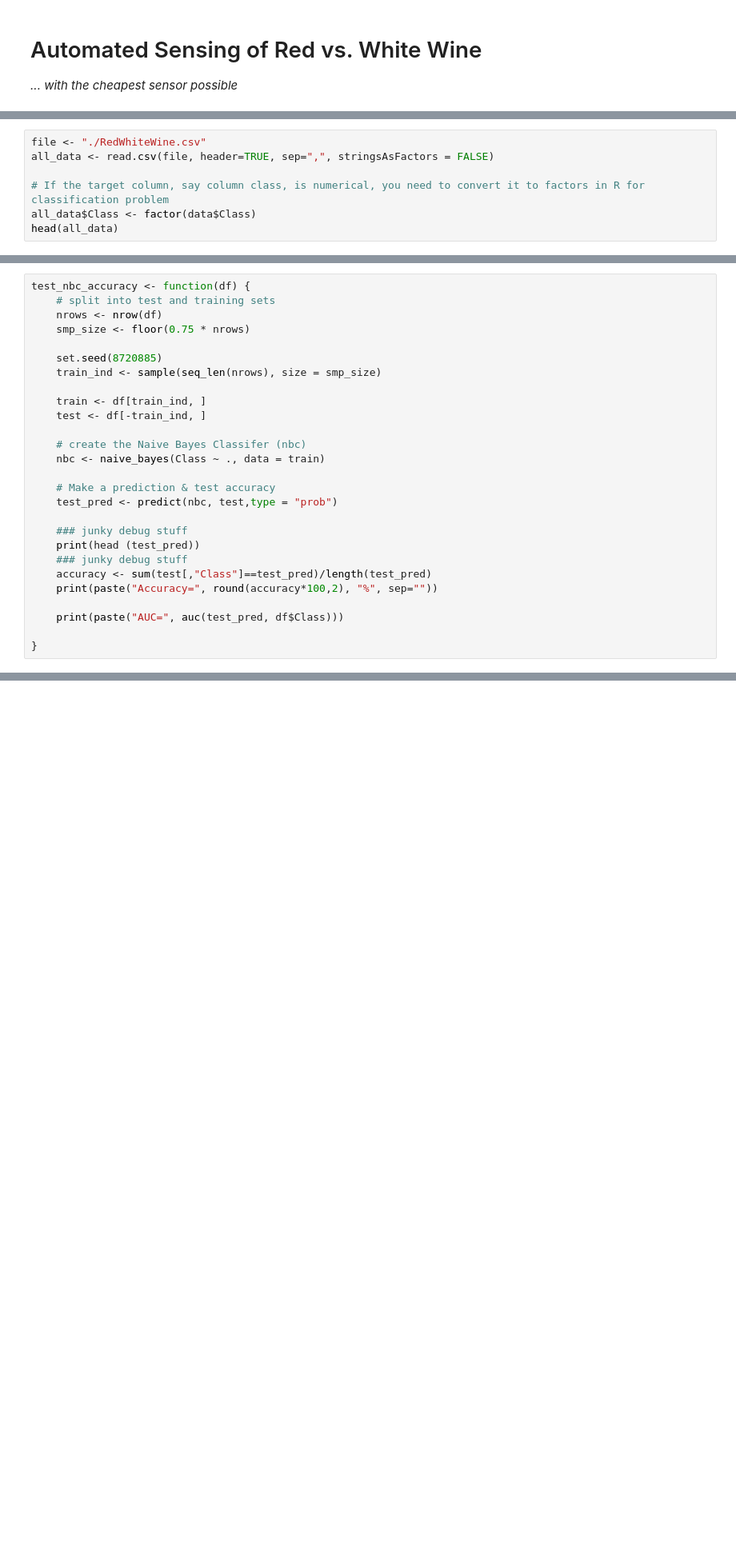
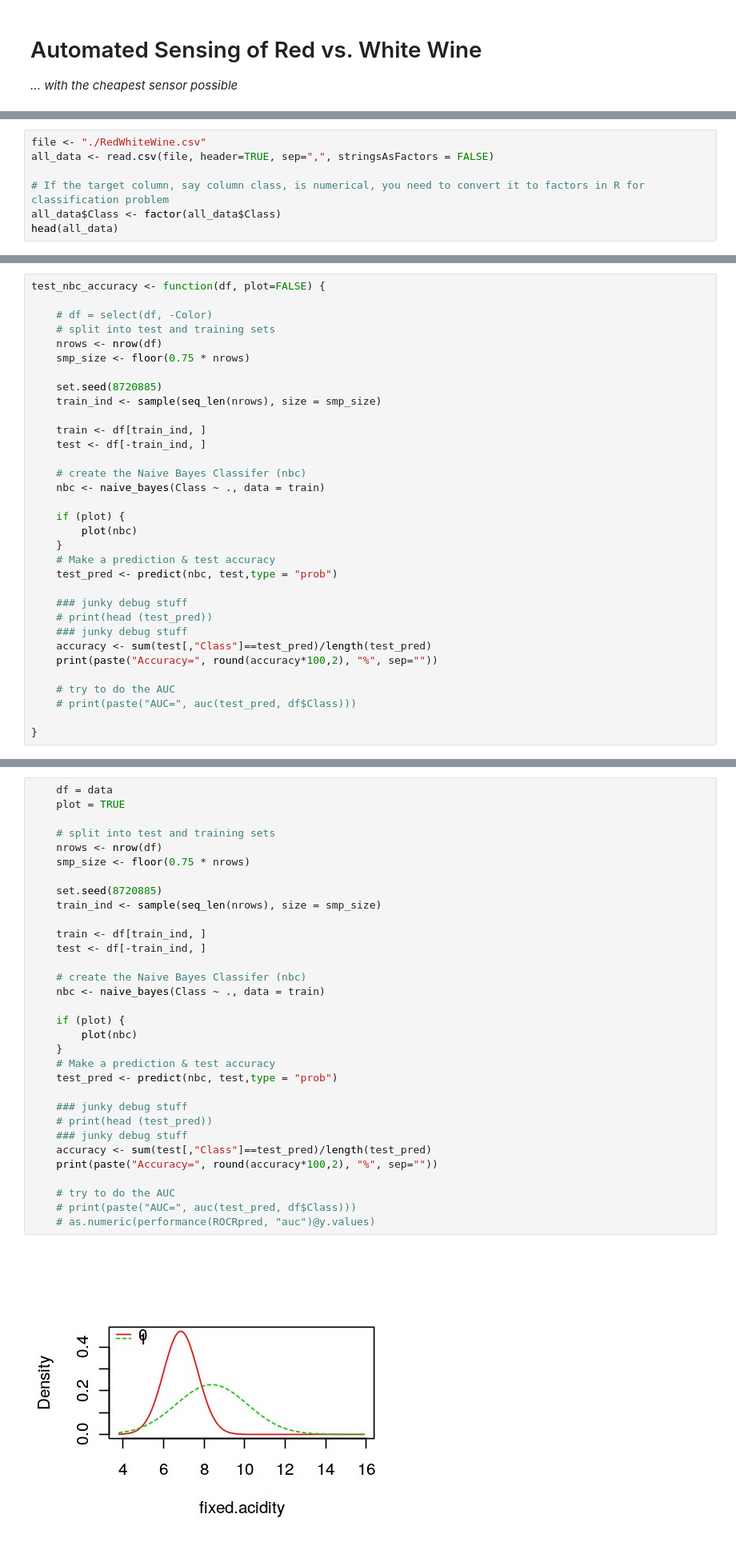
Before and after one commit to JingruWu10/UW_DataScience, a Jupyter notebook: Q3/HW01/HW01_wine_classifier.ipynb, the cells around one changed output, grey strips where cells are left out. Shown at 80% size. Drawn from its saved outputs; the diff is of its cells as text; blank space fills up the shorter version.

```diff
--- a/Q3/HW01/HW01_wine_classifier.ipynb
+++ b/Q3/HW01/HW01_wine_classifier.ipynb
@@ -15,7 +14,7 @@ file <- "./RedWhiteWine.csv"
 all_data <- read.csv(file, header=TRUE, sep=",", stringsAsFactors = FALSE)
 
 # If the target column, say column class, is numerical, you need to convert it to factors in R for classification problem
-all_data$Class <- factor(data$Class)
+all_data$Class <- factor(all_data$Class)
 head(all_data)
 # %% [output]
 | fixed.acidity | volatile.acidity | citric.acid | residual.sugar | chlorides | free.sulfur.dioxide | ... |
@@ -69,5 +93,7 @@ library(pROC)
 # %%
-test_nbc_accuracy <- function(df) {
+test_nbc_accuracy <- function(df, plot=FALSE) {
+
+    # df = select(df, -Color)
     # split into test and training sets
     nrows <- nrow(df)
     smp_size <- floor(0.75 * nrows)
@@ -81,15 +107,19 @@ test_nbc_accuracy <- function(df) {
     # create the Naive Bayes Classifer (nbc)
     nbc <- naive_bayes(Class ~ ., data = train)
 
+    if (plot) {
+        plot(nbc)
+    }
     # Make a prediction & test accuracy
     test_pred <- predict(nbc, test,type = "prob")
 
     ### junky debug stuff
-    print(head (test_pred))
+    # print(head (test_pred))
     ### junky debug stuff
     accuracy <- sum(test[,"Class"]==test_pred)/length(test_pred)
     print(paste("Accuracy=", round(accuracy*100,2), "%", sep=""))
 
-    print(paste("AUC=", auc(test_pred, df$Class)))
+    # try to do the AUC
+    # print(paste("AUC=", auc(test_pred, df$Class)))
 
 }
@@ -109,0 +148,34 @@ ERROR: Error in roc.default(response, predictor, auc = TRUE, ...): Predictor mus
+# %%
+    df = data
+    plot = TRUE
+
+    # split into test and training sets
+    nrows <- nrow(df)
+    smp_size <- floor(0.75 * nrows)
+
+    set.seed(8720885)
+    train_ind <- sample(seq_len(nrows), size = smp_size)
+
+    train <- df[train_ind, ]
+    test <- df[-train_ind, ]
+
+    # create the Naive Bayes Classifer (nbc)
+    nbc <- naive_bayes(Class ~ ., data = train)
+
+    if (plot) {
+        plot(nbc)
+    }
+    # Make a prediction & test accuracy
+    test_pred <- predict(nbc, test,type = "prob")
+
+    ### junky debug stuff
+    # print(head (test_pred))
+    ### junky debug stuff
+    accuracy <- sum(test[,"Class"]==test_pred)/length(test_pred)
+    print(paste("Accuracy=", round(accuracy*100,2), "%", sep=""))
+
+    # try to do the AUC
+    # print(paste("AUC=", auc(test_pred, df$Class)))
+    # as.numeric(performance(ROCRpred, "auc")@y.values)
+# %% [output]
+[figure, added]
```
Also changed, not shown: parts of 46 cells of this notebook.
